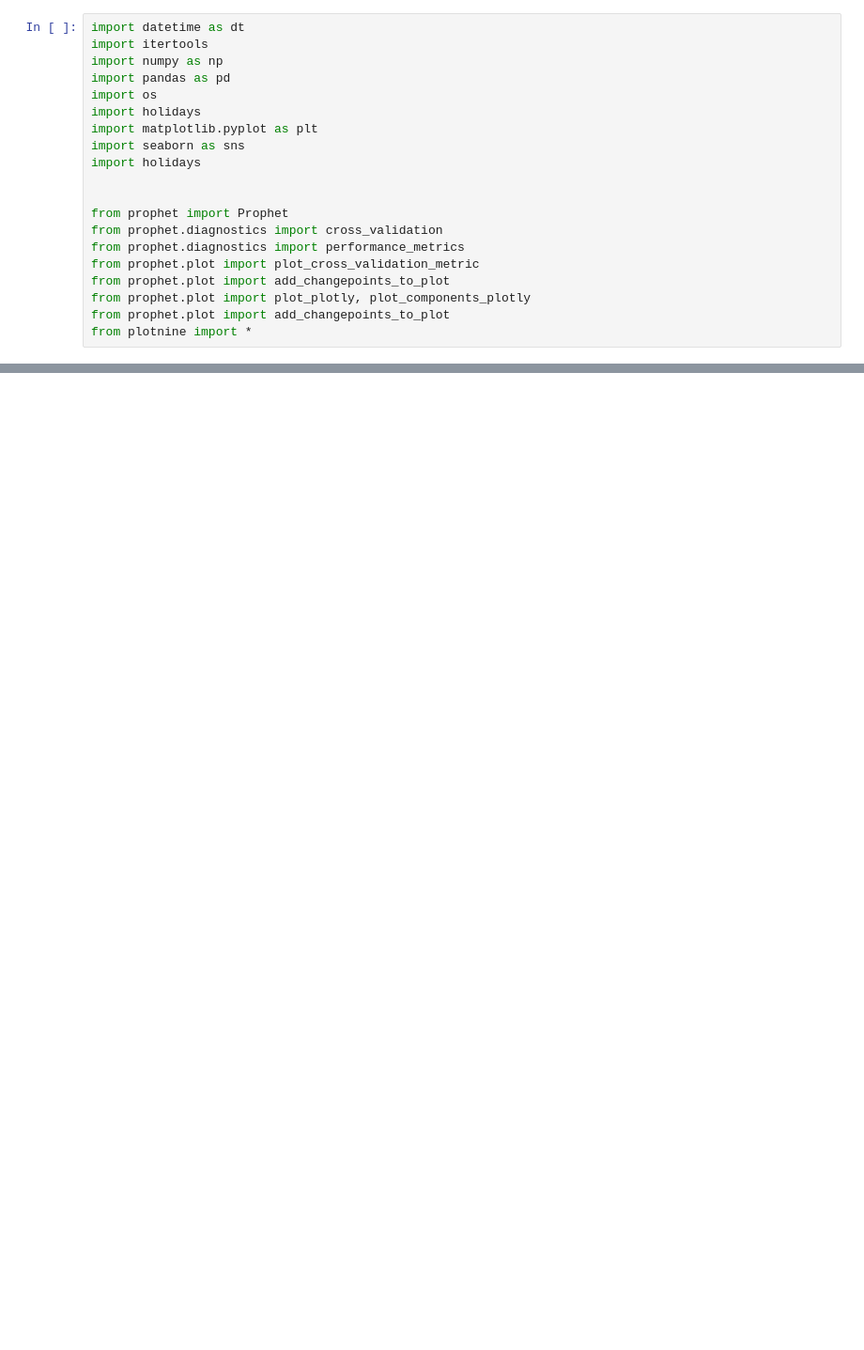
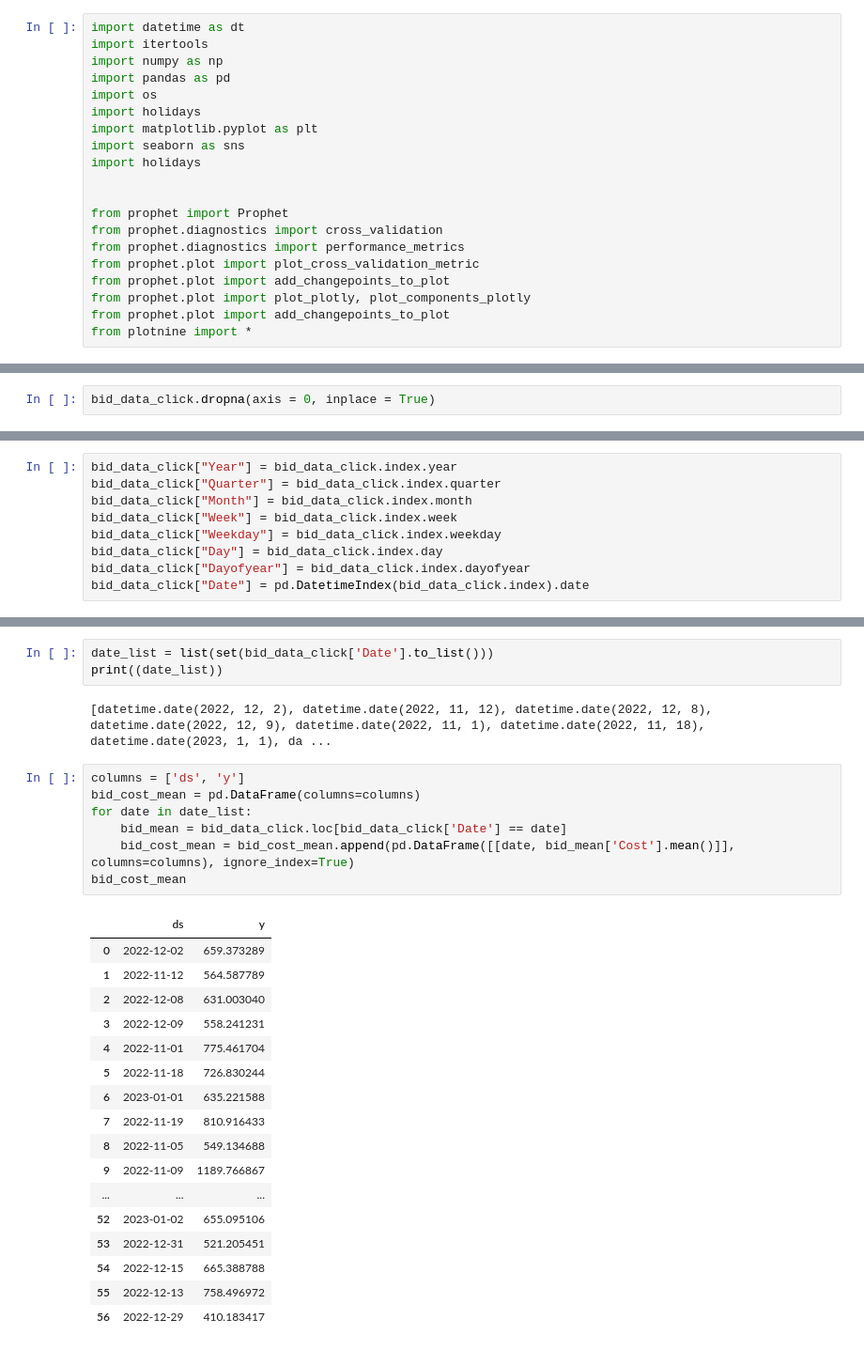
Before and after one commit to jaeseung11/A1_performance_factory_Aveners, a Jupyter notebook: sbk/Prophet_class.ipynb, the cells around one changed output, grey strips where cells are left out. Shown at 94% size. Drawn from its saved outputs; the diff is of its cells as text; blank space fills up the shorter version.

```diff
--- a/sbk/Prophet_class.ipynb
+++ b/sbk/Prophet_class.ipynb
@@ -28,0 +91,2 @@ holiday
+# %%
+bid_data_click.dropna(axis = 0, inplace = True)
@@ -28,0 +122,9 @@ holiday
+# %%
+bid_data_click["Year"] = bid_data_click.index.year
+bid_data_click["Quarter"] = bid_data_click.index.quarter
+bid_data_click["Month"] = bid_data_click.index.month
+bid_data_click["Week"] = bid_data_click.index.week
+bid_data_click["Weekday"] = bid_data_click.index.weekday
+bid_data_click["Day"] = bid_data_click.index.day
+bid_data_click["Dayofyear"] = bid_data_click.index.dayofyear
+bid_data_click["Date"] = pd.DatetimeIndex(bid_data_click.index).date
@@ -29,3 +149,33 @@ holiday
+# %%
+date_list = list(set(bid_data_click['Date'].to_list()))
+print((date_list))
+# %% [output]
+[datetime.date(2022, 12, 2), datetime.date(2022, 11, 12), datetime.date(2022, 12, 8), datetime.date(2022, 12, 9), datetime.date(2022, 11, 1), datetime.date(2022, 11, 18), datetime.date(2023, 1, 1), da ...
+# %%
+columns = ['ds', 'y']
+bid_cost_mean = pd.DataFrame(columns=columns)
+for date in date_list:
+    bid_mean = bid_data_click.loc[bid_data_click['Date'] == date]
+    bid_cost_mean = bid_cost_mean.append(pd.DataFrame([[date, bid_mean['Cost'].mean()]], columns=columns), ignore_index=True)
+bid_cost_mean
+# %% [output]
+|  | ds | y |
+| 0 | 2022-12-02 | 659.373289 |
+| 1 | 2022-11-12 | 564.587789 |
+| 2 | 2022-12-08 | 631.003040 |
+| 3 | 2022-12-09 | 558.241231 |
+| 4 | 2022-11-01 | 775.461704 |
+| 5 | 2022-11-18 | 726.830244 |
+| 6 | 2023-01-01 | 635.221588 |
+| 7 | 2022-11-19 | 810.916433 |
+| 8 | 2022-11-05 | 549.134688 |
+| 9 | 2022-11-09 | 1189.766867 |
+| ... | ... | ... |
+| 52 | 2023-01-02 | 655.095106 |
+| 53 | 2022-12-31 | 521.205451 |
+| 54 | 2022-12-15 | 665.388788 |
+| 55 | 2022-12-13 | 758.496972 |
+| 56 | 2022-12-29 | 410.183417 |
 # %%
 class Prophet_Class:
 
```
Also changed, not shown: parts of 14 cells of this notebook.
